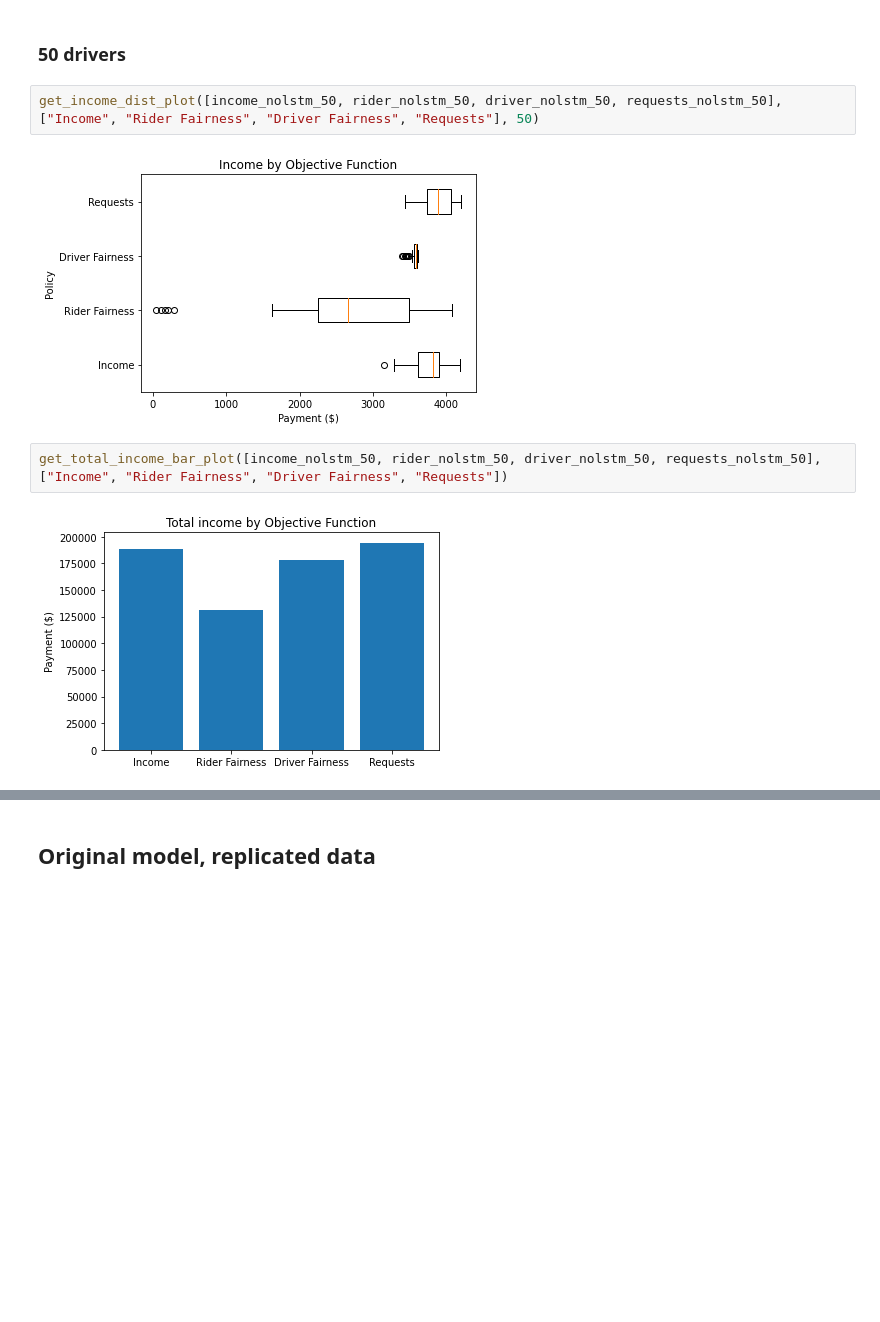
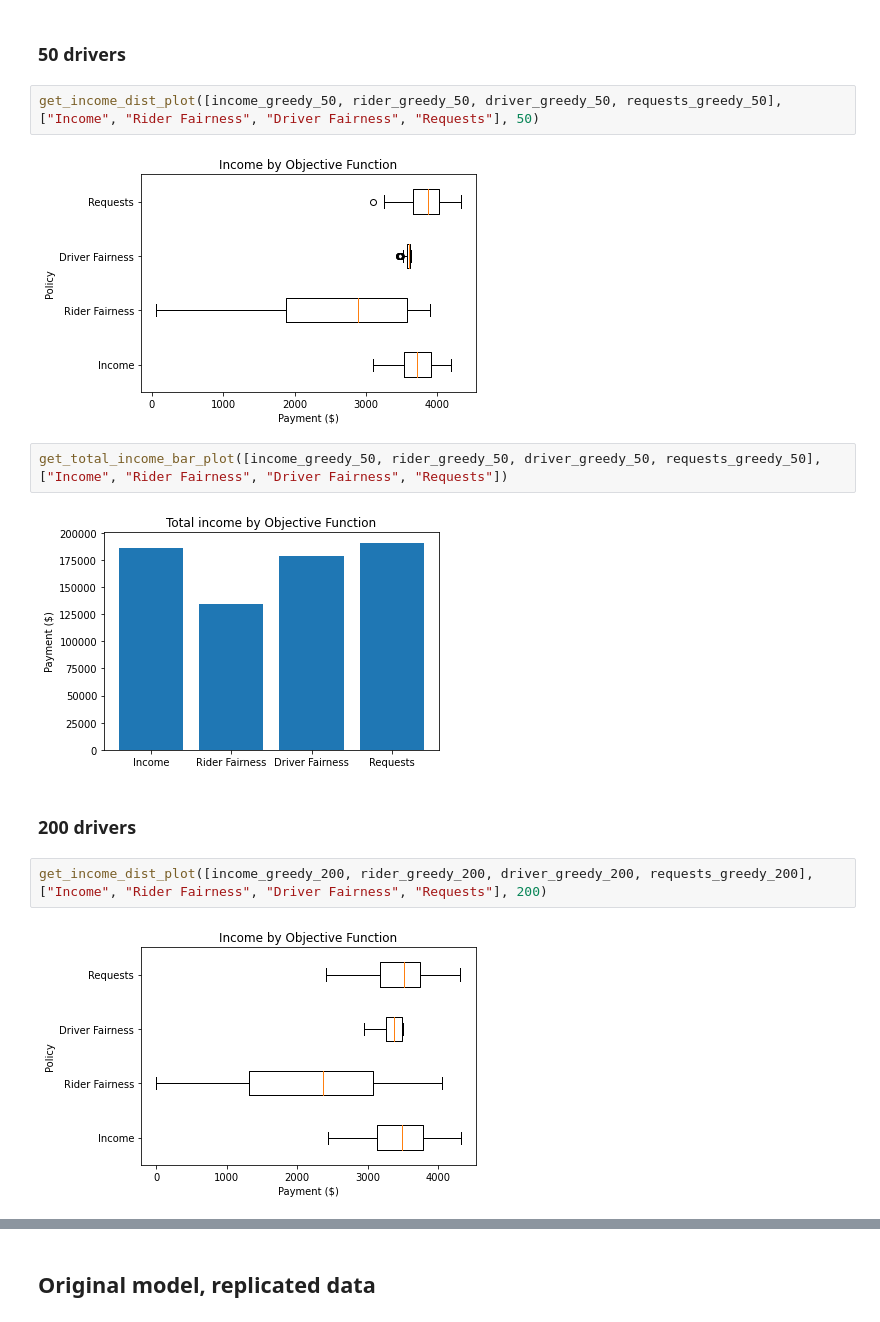
Before and after one commit to Veranep/fact-ai-group-25, a Jupyter notebook: generate_plots.ipynb, the cells around one changed output, grey strips where cells are left out. Cells and saved outputs as stored; diff of their text form; blank space fills up the shorter version.

```diff
--- a/generate_plots.ipynb
+++ b/generate_plots.ipynb
@@ -247,10 +263,16 @@ get_success_rate_plot([income_nolstm_50, rider_nolstm_50, driver_nolstm_50, requ
 # %% [markdown]
 ### 50 drivers
 # %%
-get_income_dist_plot([income_nolstm_50, rider_nolstm_50, driver_nolstm_50, requests_nolstm_50], ["Income", "Rider Fairness", "Driver Fairness", "Requests"], 50)
+get_income_dist_plot([income_greedy_50, rider_greedy_50, driver_greedy_50, requests_greedy_50], ["Income", "Rider Fairness", "Driver Fairness", "Requests"], 50)
 # %% [output]
-[figure, old version]
+[figure, new version]
 # %%
-get_total_income_bar_plot([income_nolstm_50, rider_nolstm_50, driver_nolstm_50, requests_nolstm_50], ["Income", "Rider Fairness", "Driver Fairness", "Requests"])
+get_total_income_bar_plot([income_greedy_50, rider_greedy_50, driver_greedy_50, requests_greedy_50], ["Income", "Rider Fairness", "Driver Fairness", "Requests"])
 # %% [output]
-[figure, old version]
+[figure, new version]
+# %% [markdown]
+### 200 drivers
+# %%
+get_income_dist_plot([income_greedy_200, rider_greedy_200, driver_greedy_200, requests_greedy_200], ["Income", "Rider Fairness", "Driver Fairness", "Requests"], 200)
+# %% [output]
+[figure, added]
```
Also changed, not shown: parts of 14 cells of this notebook, 18 other files.
